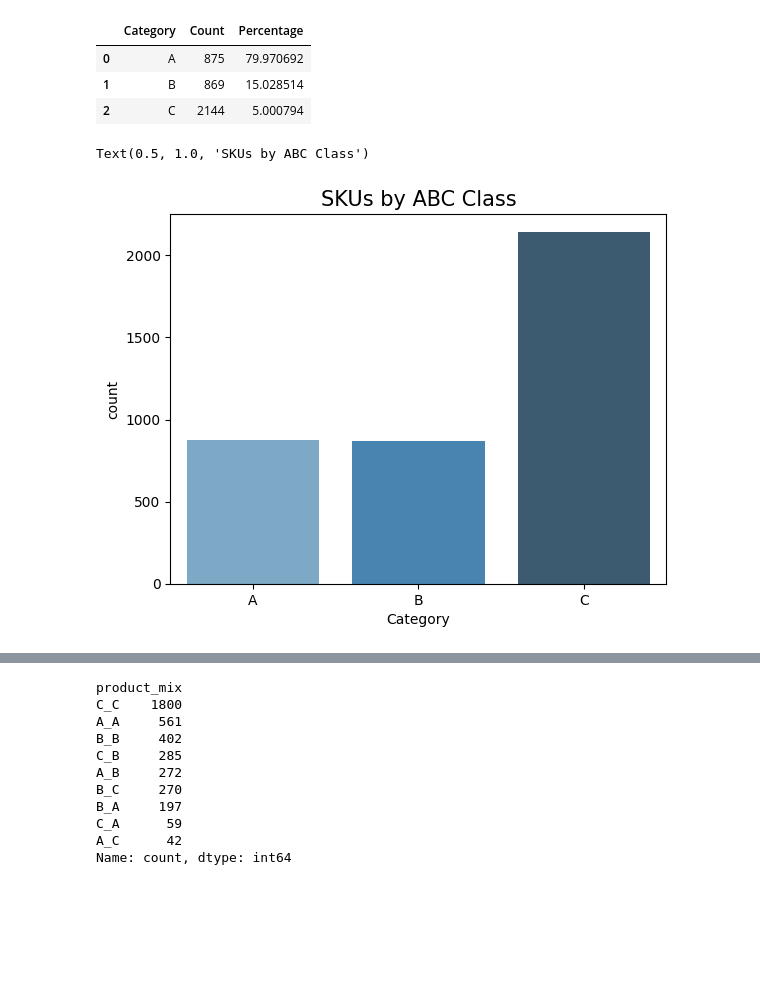
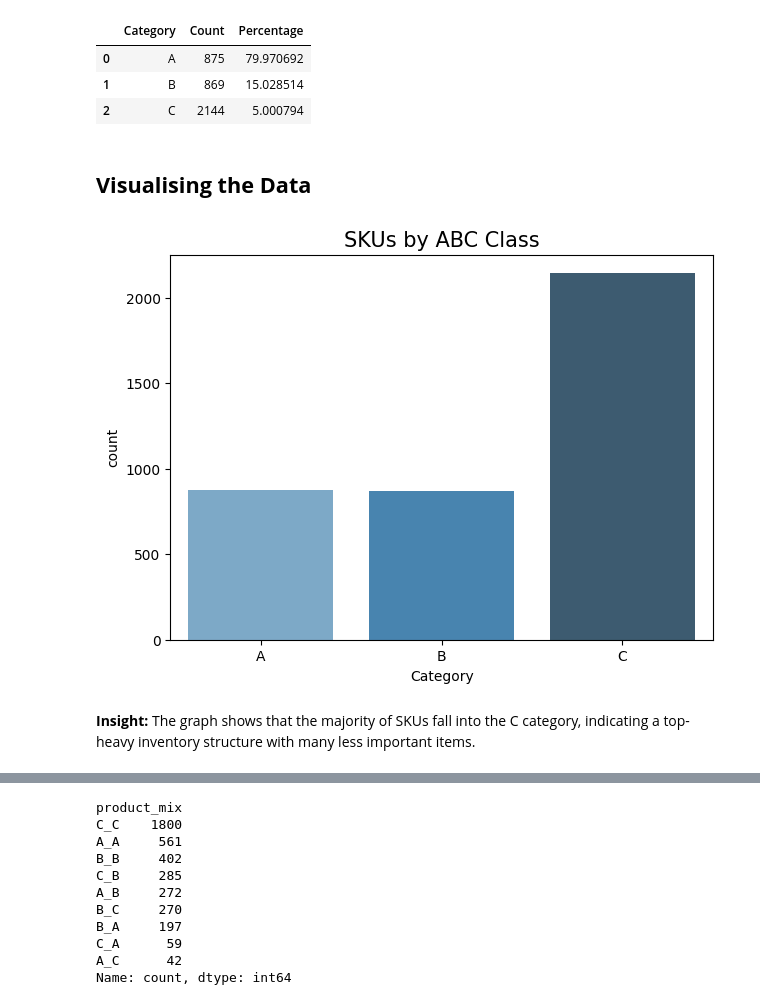
Before and after one commit to tariquedts/E-commerce_Inventory_Classification_Project, a Jupyter notebook: ABC XYZ Inventory Classification Analysis .ipynb, the cells around one changed output, grey strips where cells are left out. Saved outputs shown, nothing was run; the diff lists cells and outputs as text; code cells hidden in the pictures; blank space fills up the shorter version.

Commit message:
ABC XYZ Inventory Classification

```diff
--- a/ABC XYZ Inventory Classification Analysis .ipynb
+++ b/ABC XYZ Inventory Classification Analysis .ipynb
@@ -192,11 +212,18 @@ data_summary
 | 0 | A | 875 | 79.970692 |
 | 1 | B | 869 | 15.028514 |
 | 2 | C | 2144 | 5.000794 |
+# %% [markdown]
+## **Visualising the Data**
 # %%
-# Lets plot the graph for count of Categories A, B, C
+# Visualizing SKUs Count by ABC Class
+plt.figure(figsize=(7, 5))
 sns.countplot(x='Category',data=data_abc_by_volume, palette="Blues_d")\
-                .set_title("SKUs by ABC Class",fontsize=15)
+    .set_title("SKUs by ABC Class",fontsize=15)
+plt.savefig("SKUs_by_ABC_Class.jpg", dpi=300, bbox_inches='tight')
+plt.show()
 # %% [output]
-Text(0.5, 1.0, 'SKUs by ABC Class')
-[figure, old version]
+[figure, new version]
+# %% [markdown]
+**Insight:**
+The graph shows that the majority of SKUs fall into the C category, indicating a top-heavy inventory structure with many less important items.
 # %%
```
Also changed, not shown: parts of 64 cells of this notebook, 1 other file.
